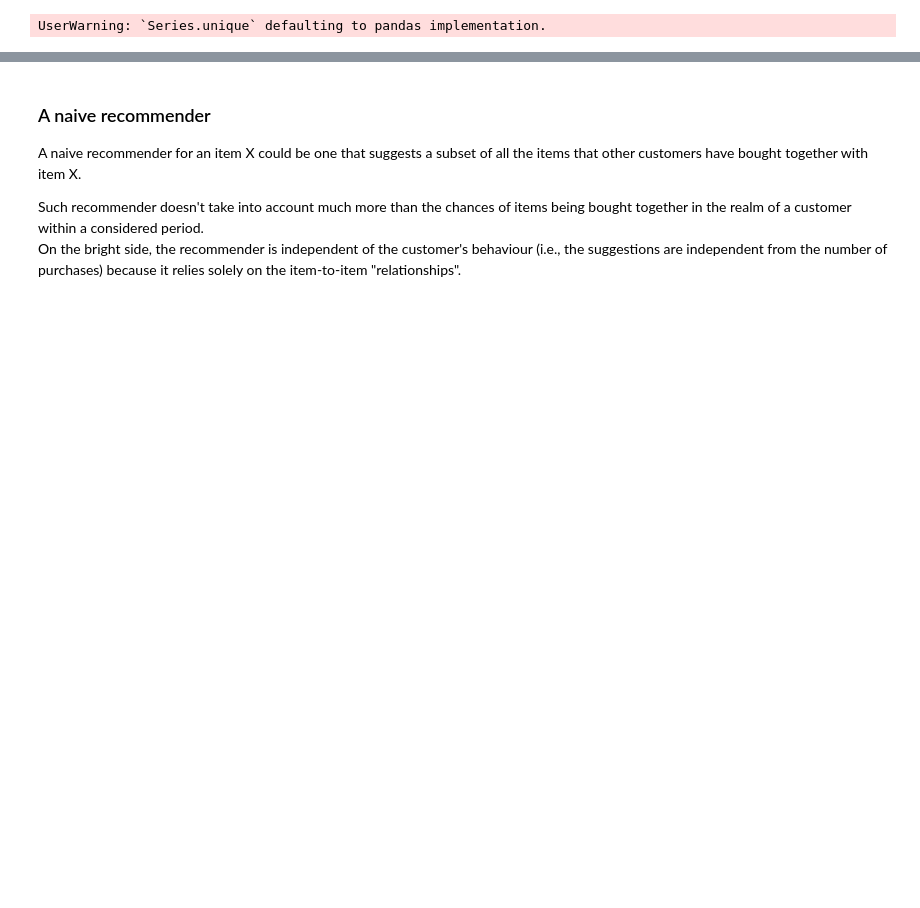
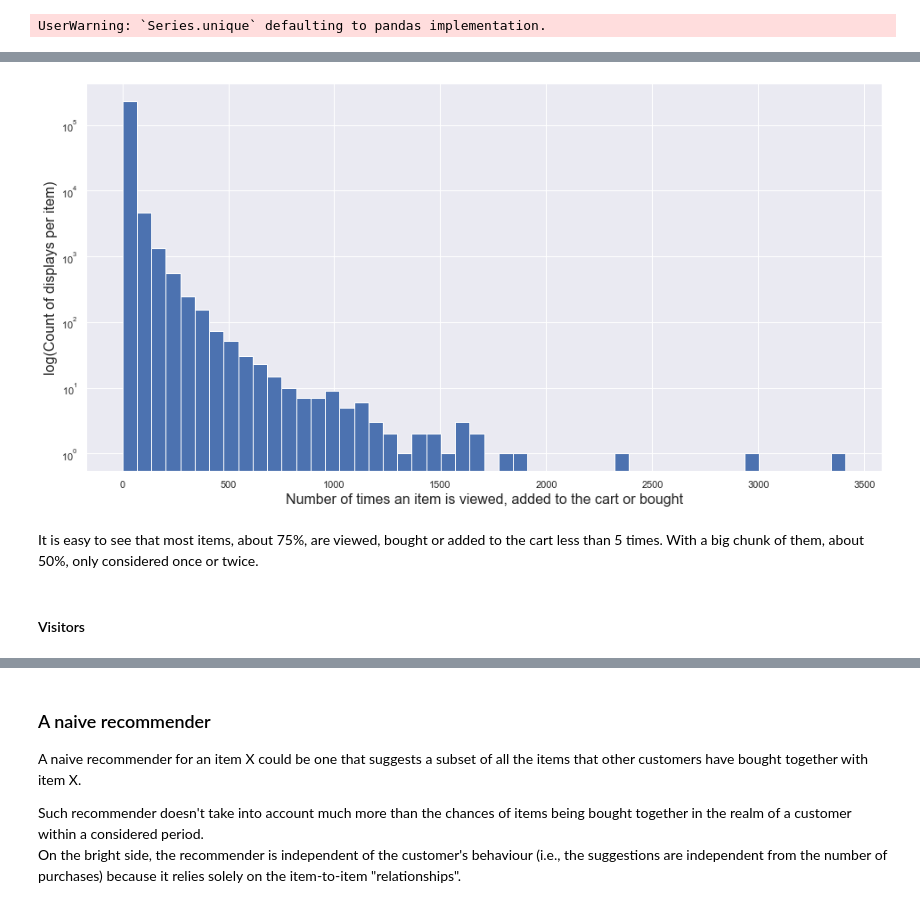
Before and after one commit to wileeam/retailrocket-recommender-system, a Jupyter notebook: retailrocket-recommender-system.ipynb, the cells around one changed output, grey strips where cells are left out. Cells and saved outputs as stored; diff of their text form; code cells hidden in the pictures; blank space fills up the shorter version.

```diff
--- a/retailrocket-recommender-system.ipynb
+++ b/retailrocket-recommender-system.ipynb
@@ -226,0 +420,4 @@ UserWarning: `Series.unique` defaulting to pandas implementation.
+# %%
+items = raw_events._to_pandas().itemid.value_counts()
+for i in [2, 5, 10, 25, 50, 100, 1000]:
+    print('Items that appear less than {:>4} times: {}%'.format(i, round((items < i).mean() * 100, 2)))
@@ -226,0 +432,12 @@ UserWarning: `Series.unique` defaulting to pandas implementation.
+# %%
+fig, ax = plt.subplots(ncols=1, figsize=(16, 8)) # Sample figsize in inches
+plt.hist(items.values, bins=50, log=True)
+plt.xlabel('Number of times an item is viewed, added to the cart or bought', fontsize=16)
+plt.ylabel('log(Count of displays per item)', fontsize=16)
+plt.show()
+# %% [output]
+[figure, added]
+# %% [markdown]
+It is easy to see that most items, about 75%, are viewed, bought or added to the cart less than 5 times. With a big chunk of them, about 50%, only considered once or twice.
+# %% [markdown]
+#### Visitors
```
Also changed, not shown: parts of 47 cells of this notebook.
